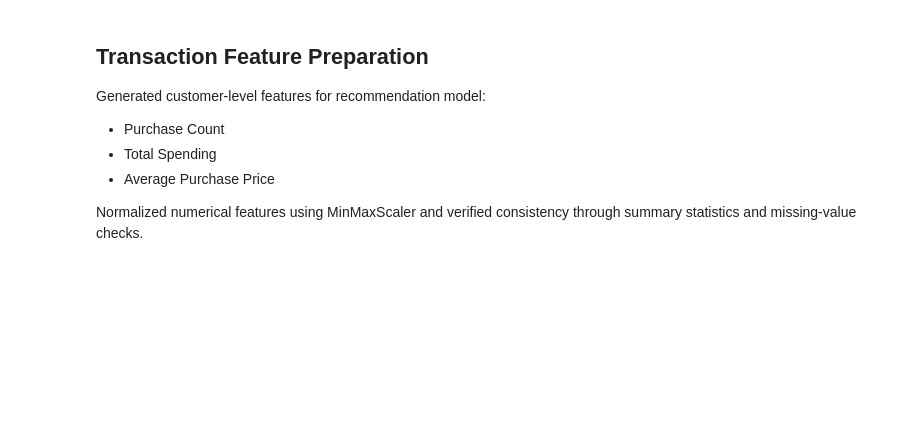
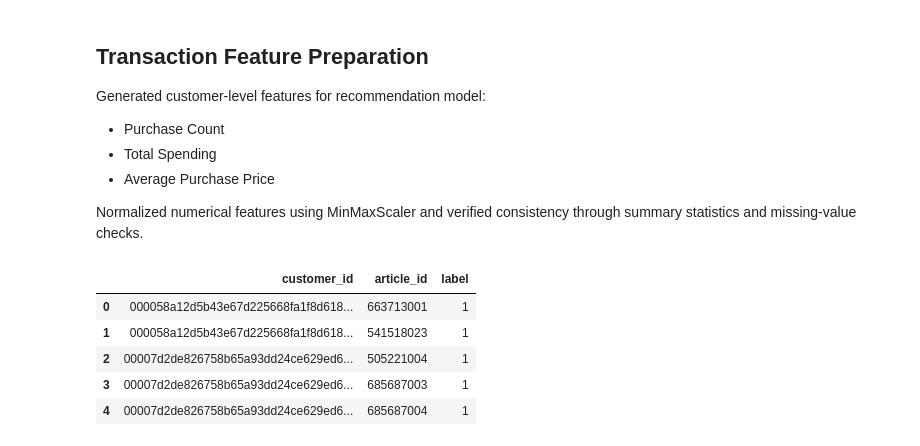
Before and after one commit to Kamesh-developer2703/Context-Aware-Neural-Recommendation-Engine, a Jupyter notebook: notebooks/transaction_analysis.ipynb, the cells around one changed output. Drawn from its saved outputs; the diff is of its cells as text; code cells hidden in the pictures; blank space fills up the shorter version.

Commit message:
feat: prepare customer-article interactions, generate training samples, and validate data integrity

```diff
--- a/notebooks/transaction_analysis.ipynb
+++ b/notebooks/transaction_analysis.ipynb
@@ -321,3 +321,19 @@ Generated customer-level features for recommendation model:
 - Average Purchase Price
 
 Normalized numerical features using MinMaxScaler and verified consistency through summary statistics and missing-value checks.
+# %%
+
+
+interactions = transactions[["customer_id", "article_id"]].copy()
+
+# Implicit feedback
+interactions["label"] = 1
+
+interactions.head()
+# %% [output]
+|  | customer_id | article_id | label |
+| 0 | 000058a12d5b43e67d225668fa1f8d618... | 663713001 | 1 |
+| 1 | 000058a12d5b43e67d225668fa1f8d618... | 541518023 | 1 |
+| 2 | 00007d2de826758b65a93dd24ce629ed6... | 505221004 | 1 |
+| 3 | 00007d2de826758b65a93dd24ce629ed6... | 685687003 | 1 |
+| 4 | 00007d2de826758b65a93dd24ce629ed6... | 685687004 | 1 |
```
Also changed, not shown: parts of 3 cells of this notebook.
